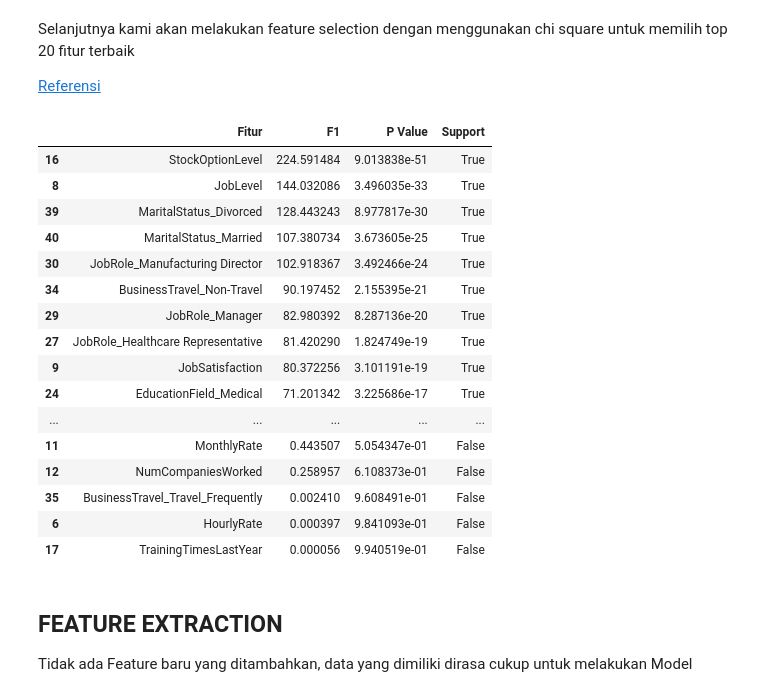
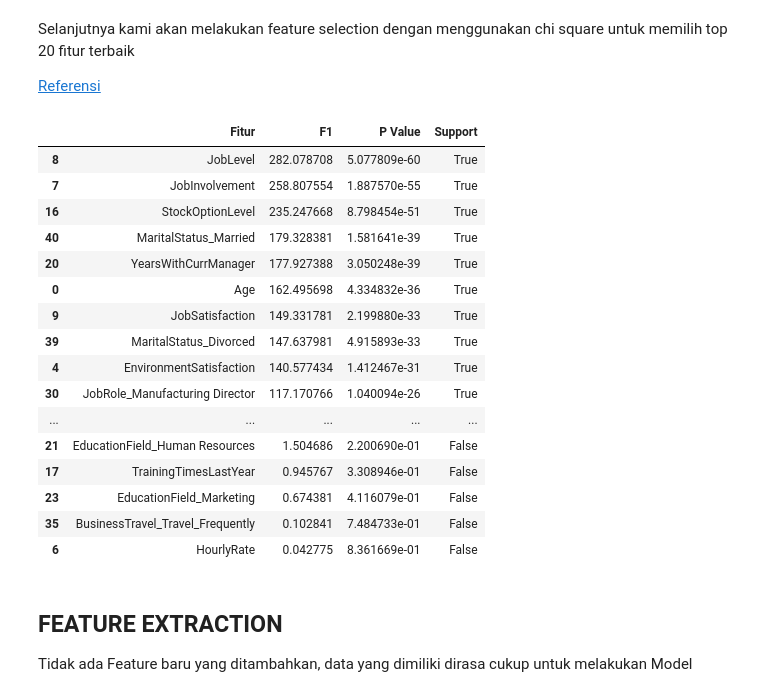
Before and after one commit to arsand07/Employee-Attrition, a Jupyter notebook: Stage 2/Stage 2.ipynb, the cells around one changed output. Drawn from its saved outputs; the diff is of its cells as text; code cells hidden in the pictures.

Commit message:
Ganti Feature Selection dg Anova

```diff
--- a/Stage 2/Stage 2.ipynb
+++ b/Stage 2/Stage 2.ipynb
@@ -294,43 +294,43 @@ Selanjutnya kami akan melakukan feature selection dengan menggunakan chi square
 [Referensi](https://notebook.community/jaganadhg/data_science_notebooks/sklearn/scikit_learn_feature_selection)
 # %%
 from sklearn import datasets
-from sklearn.feature_selection import chi2
+from sklearn.feature_selection import f_classif #seleksi fitur dg anova
 from sklearn.feature_selection import SelectKBest
 
 #split fitur dan target
 x = df.drop('Attrition', axis=1)
 y = df['Attrition']
 
-chi_square = SelectKBest(score_func=chi2, k=20) #ambil top 20 fitur terbaik
-chi_square.fit(x,y)
+anova = SelectKBest(score_func=f_classif, k=20) #ambil top 20 fitur terbaik
+anova.fit(x,y)
 
 
 selected = pd.DataFrame()
 selected['Fitur'] = x.columns
-selected['F1'] = chi_square.scores_
-selected['P Value'] = chi_square.pvalues_
-selected['Support'] = chi_square.get_support()
+selected['F1'] = anova.scores_
+selected['P Value'] = anova.pvalues_
+selected['Support'] = anova.get_support()
 
 #tampilkan top 20 fitur terbaik
 selected.sort_values(['F1','P Value'], ascending=[False,False])
 # %% [output]
 |  | Fitur | F1 | P Value | Support |
-| 16 | StockOptionLevel | 224.591484 | 9.013838e-51 | True |
-| 8 | JobLevel | 144.032086 | 3.496035e-33 | True |
-| 39 | MaritalStatus_Divorced | 128.443243 | 8.977817e-30 | True |
-| 40 | MaritalStatus_Married | 107.380734 | 3.673605e-25 | True |
-| 30 | JobRole_Manufacturing Director | 102.918367 | 3.492466e-24 | True |
-| 34 | BusinessTravel_Non-Travel | 90.197452 | 2.155395e-21 | True |
-| 29 | JobRole_Manager | 82.980392 | 8.287136e-20 | True |
-| 27 | JobRole_Healthcare Representative | 81.420290 | 1.824749e-19 | True |
-| 9 | JobSatisfaction | 80.372256 | 3.101191e-19 | True |
-| 24 | EducationField_Medical | 71.201342 | 3.225686e-17 | True |
+| 8 | JobLevel | 282.078708 | 5.077809e-60 | True |
+| 7 | JobInvolvement | 258.807554 | 1.887570e-55 | True |
+| 16 | StockOptionLevel | 235.247668 | 8.798454e-51 | True |
+| 40 | MaritalStatus_Married | 179.328381 | 1.581641e-39 | True |
+| 20 | YearsWithCurrManager | 177.927388 | 3.050248e-39 | True |
+| 0 | Age | 162.495698 | 4.334832e-36 | True |
+| 9 | JobSatisfaction | 149.331781 | 2.199880e-33 | True |
+| 39 | MaritalStatus_Divorced | 147.637981 | 4.915893e-33 | True |
+| 4 | EnvironmentSatisfaction | 140.577434 | 1.412467e-31 | True |
+| 30 | JobRole_Manufacturing Director | 117.170766 | 1.040094e-26 | True |
 | ... | ... | ... | ... | ... |
-| 11 | MonthlyRate | 0.443507 | 5.054347e-01 | False |
-| 12 | NumCompaniesWorked | 0.258957 | 6.108373e-01 | False |
-| 35 | BusinessTravel_Travel_Frequently | 0.002410 | 9.608491e-01 | False |
-| 6 | HourlyRate | 0.000397 | 9.841093e-01 | False |
-| 17 | TrainingTimesLastYear | 0.000056 | 9.940519e-01 | False |
+| 21 | EducationField_Human Resources | 1.504686 | 2.200690e-01 | False |
+| 17 | TrainingTimesLastYear | 0.945767 | 3.308946e-01 | False |
+| 23 | EducationField_Marketing | 0.674381 | 4.116079e-01 | False |
+| 35 | BusinessTravel_Travel_Frequently | 0.102841 | 7.484733e-01 | False |
+| 6 | HourlyRate | 0.042775 | 8.361669e-01 | False |
 # %%
 #ambil top 20 fitur
 best = selected[selected['Support']==True]['Fitur'].to_list()
```
Also changed, not shown: parts of 2 cells of this notebook, 1 other file.
